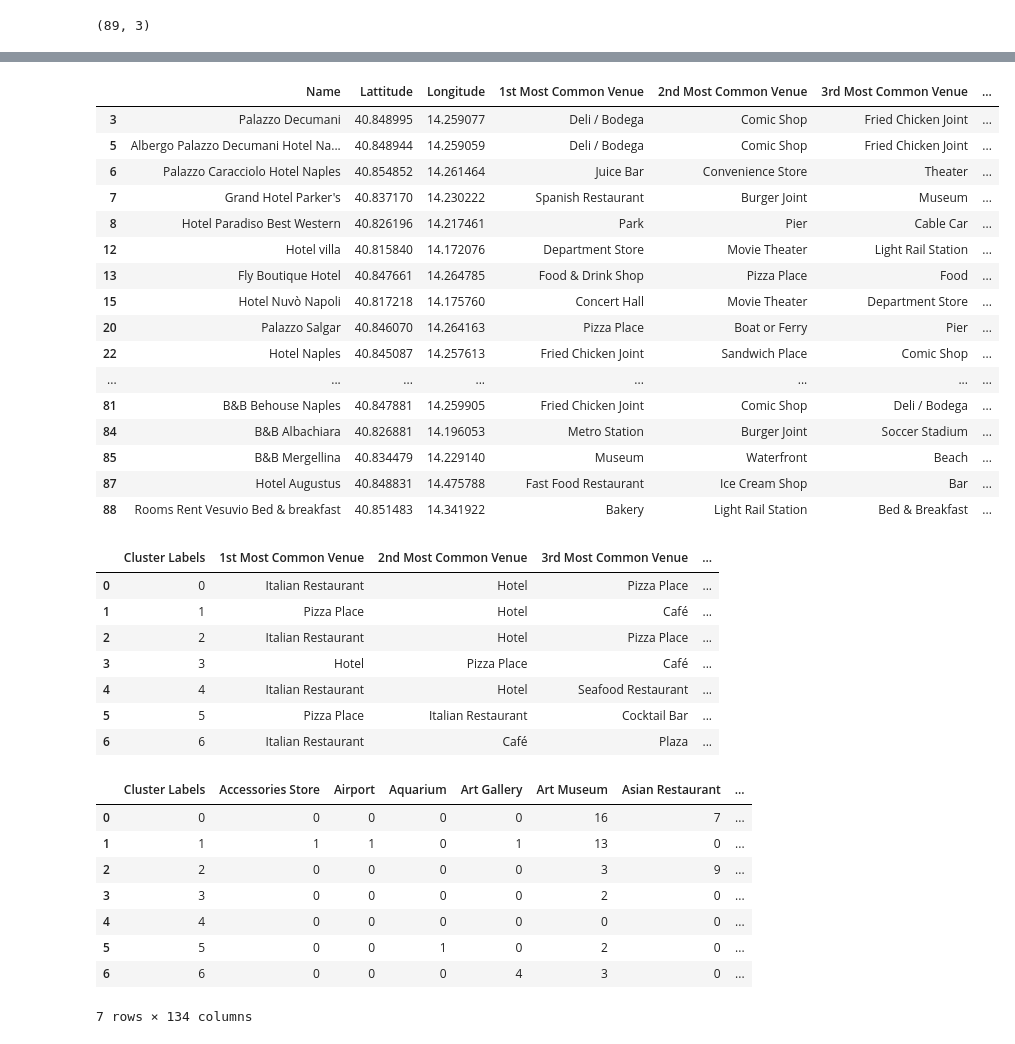
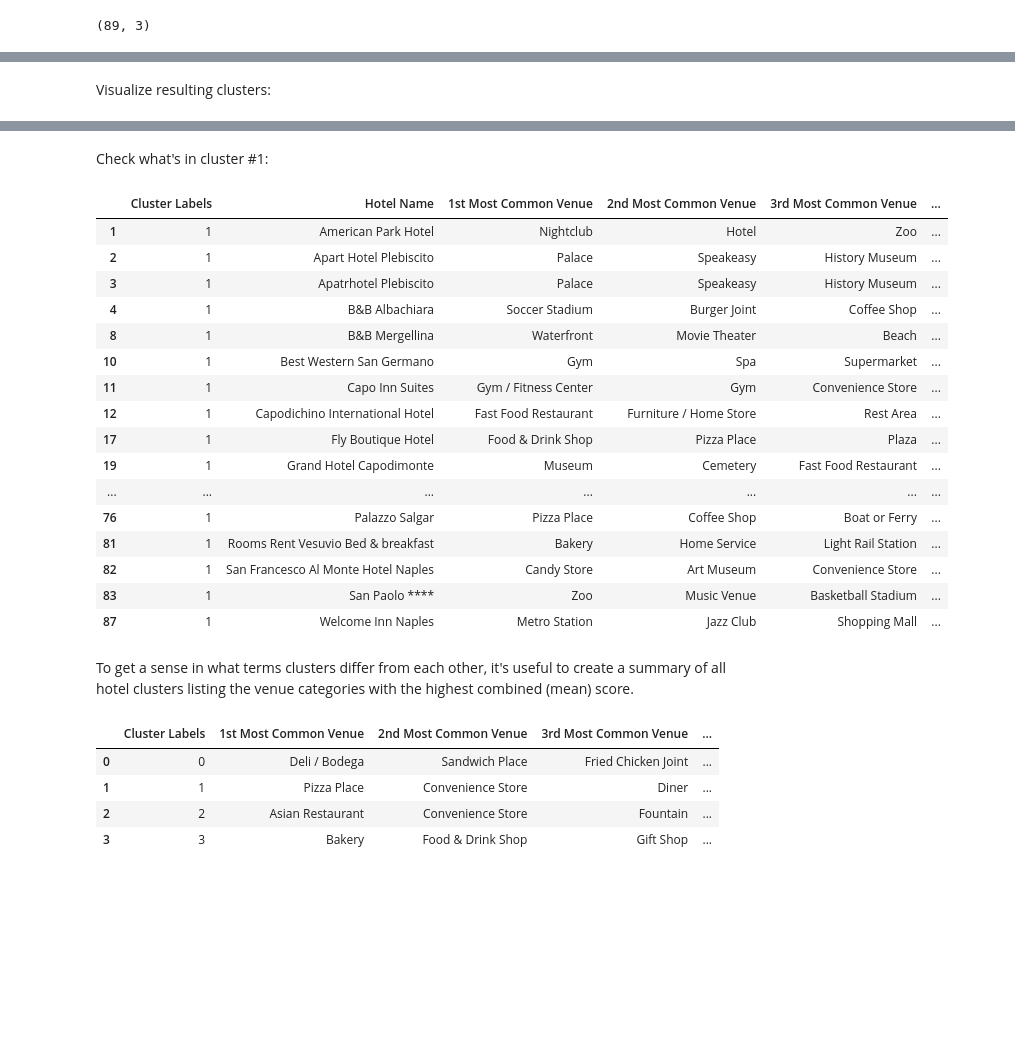
Before and after one commit to r-cholewinski/crispy-octo-system, a Jupyter notebook: Final Assignment/Code.ipynb, the cells around one changed output, grey strips where cells are left out. Saved outputs shown, nothing was run; the diff lists cells and outputs as text; code cells hidden in the pictures; blank space fills up the shorter version.

```diff
--- a/Final Assignment/Code.ipynb
+++ b/Final Assignment/Code.ipynb
@@ -201,6 +244,6 @@ hotels_sorted.head()
 # %%
 # set number of clusters
-kclusters = 7
+kclusters = 4
 
 hotel_clusters = summary.drop('Hotel Name', 1)
 
@@ -214,4 +257,3 @@ array([1, 1, 1, 1, 1, 1, 3, 3, 1, 3], dtype=int32)
 # %%
 # add clustering labels
-# hotels_sorted.insert(0, 'Cluster Labels', kmeans.labels_)
-hotels_sorted['Cluster Labels'] = kmeans.labels_
+hotels_sorted.insert(0, 'Cluster Labels', kmeans.labels_)
@@ -222 +272,3 @@ hotels_merged.drop(columns='Hotel Name',inplace=True)
+# %% [markdown]
+Visualize resulting clusters:
 # %%
@@ -245,34 +297,36 @@ for lat, lon, poi, cluster in zip(hotels_merged['Lattitude'], hotels_merged['Lon
 map_clusters
 # %% [output]
 [interactive output not drawn]
+# %% [markdown]
+Check what's in cluster #1:
 # %%
-hotels_merged[hotels_merged['Cluster Labels']==1]
+hotels_sorted[hotels_sorted['Cluster Labels']==1]
 # %% [output]
-|  | Name | Lattitude | Longitude | 1st Most Common Venue | 2nd Most Common Venue | 3rd Most Common Venue | ... |
-| 3 | Palazzo Decumani | 40.848995 | 14.259077 | Deli / Bodega | Comic Shop | Fried Chicken Joint | ... |
-| 5 | Albergo Palazzo Decumani Hotel Na... | 40.848944 | 14.259059 | Deli / Bodega | Comic Shop | Fried Chicken Joint | ... |
-| 6 | Palazzo Caracciolo Hotel Naples | 40.854852 | 14.261464 | Juice Bar | Convenience Store | Theater | ... |
-| 7 | Grand Hotel Parker's | 40.837170 | 14.230222 | Spanish Restaurant | Burger Joint | Museum | ... |
-| 8 | Hotel Paradiso Best Western | 40.826196 | 14.217461 | Park | Pier | Cable Car | ... |
-| 12 | Hotel villa | 40.815840 | 14.172076 | Department Store | Movie Theater | Light Rail Station | ... |
-| 13 | Fly Boutique Hotel | 40.847661 | 14.264785 | Food & Drink Shop | Pizza Place | Food | ... |
-| 15 | Hotel Nuvò Napoli | 40.817218 | 14.175760 | Concert Hall | Movie Theater | Department Store | ... |
-| 20 | Palazzo Salgar | 40.846070 | 14.264163 | Pizza Place | Boat or Ferry | Pier | ... |
-| 22 | Hotel Naples | 40.845087 | 14.257613 | Fried Chicken Joint | Sandwich Place | Comic Shop | ... |
-| ... | ... | ... | ... | ... | ... | ... | ... |
-| 81 | B&B Behouse Naples | 40.847881 | 14.259905 | Fried Chicken Joint | Comic Shop | Deli / Bodega | ... |
-| 84 | B&B Albachiara | 40.826881 | 14.196053 | Metro Station | Burger Joint | Soccer Stadium | ... |
-| 85 | B&B Mergellina | 40.834479 | 14.229140 | Museum | Waterfront | Beach | ... |
-| 87 | Hotel Augustus | 40.848831 | 14.475788 | Fast Food Restaurant | Ice Cream Shop | Bar | ... |
-| 88 | Rooms Rent Vesuvio Bed & breakfast | 40.851483 | 14.341922 | Bakery | Light Rail Station | Bed & Breakfast | ... |
+|  | Cluster Labels | Hotel Name | 1st Most Common Venue | 2nd Most Common Venue | 3rd Most Common Venue | ... |
+| 1 | 1 | American Park Hotel | Nightclub | Hotel | Zoo | ... |
+| 2 | 1 | Apart Hotel Plebiscito | Palace | Speakeasy | History Museum | ... |
+| 3 | 1 | Apatrhotel Plebiscito | Palace | Speakeasy | History Museum | ... |
+| 4 | 1 | B&B Albachiara | Soccer Stadium | Burger Joint | Coffee Shop | ... |
+| 8 | 1 | B&B Mergellina | Waterfront | Movie Theater | Beach | ... |
+| 10 | 1 | Best Western San Germano | Gym | Spa | Supermarket | ... |
+| 11 | 1 | Capo Inn Suites | Gym / Fitness Center | Gym | Convenience Store | ... |
+| 12 | 1 | Capodichino International Hotel | Fast Food Restaurant | Furniture / Home Store | Rest Area | ... |
+| 17 | 1 | Fly Boutique Hotel | Food & Drink Shop | Pizza Place | Plaza | ... |
+| 19 | 1 | Grand Hotel Capodimonte | Museum | Cemetery | Fast Food Restaurant | ... |
+| ... | ... | ... | ... | ... | ... | ... |
+| 76 | 1 | Palazzo Salgar | Pizza Place | Coffee Shop | Boat or Ferry | ... |
+| 81 | 1 | Rooms Rent Vesuvio Bed & breakfast | Bakery | Home Service | Light Rail Station | ... |
+| 82 | 1 | San Francesco Al Monte Hotel Naples | Candy Store | Art Museum | Convenience Store | ... |
+| 83 | 1 | San Paolo **** | Zoo | Music Venue | Basketball Stadium | ... |
+| 87 | 1 | Welcome Inn Naples | Metro Station | Jazz Club | Shopping Mall | ... |
+# %% [markdown]
+To get a sense in what terms clusters differ from each other, it's useful to create a summary of all hotel clusters listing the venue categories with the highest combined (mean) score.
 # %%
-# create a cluster summary
+# create a cluster summary by computing the mean score for all hotels in a given cluster
+# add the cluster label to 'summary' data frame
+cluster_summary = summary.merge(hotels_sorted, on="Hotel Name").groupby('Cluster Labels').mean().reset_index()
 
-# add the cluster label to the hotel/venues table
-# focus on the total number, not the relative frequency
-cluster_summary = venues_onehot.merge(hotels_sorted, on="Hotel Name").groupby('Cluster Labels').sum().reset_index()
-
-# get the most common venues for each cluster
+# get venues with the highest mean score for each cluster
 # create columns according to number of top venues
 columns = ['Cluster Labels']
 for ind in np.arange(num_top_venues):
@@ -291,22 +345,7 @@ for ind in np.arange(cluster_summary.shape[0]):
 clusters_sorted
 # %% [output]
 |  | Cluster Labels | 1st Most Common Venue | 2nd Most Common Venue | 3rd Most Common Venue | ... |
-| 0 | 0 | Italian Restaurant | Hotel | Pizza Place | ... |
-| 1 | 1 | Pizza Place | Hotel | Café | ... |
-| 2 | 2 | Italian Restaurant | Hotel | Pizza Place | ... |
-| 3 | 3 | Hotel | Pizza Place | Café | ... |
-| 4 | 4 | Italian Restaurant | Hotel | Seafood Restaurant | ... |
-| 5 | 5 | Pizza Place | Italian Restaurant | Cocktail Bar | ... |
-| 6 | 6 | Italian Restaurant | Café | Plaza | ... |
+| 0 | 0 | Deli / Bodega | Sandwich Place | Fried Chicken Joint | ... |
+| 1 | 1 | Pizza Place | Convenience Store | Diner | ... |
+| 2 | 2 | Asian Restaurant | Convenience Store | Fountain | ... |
+| 3 | 3 | Bakery | Food & Drink Shop | Gift Shop | ... |
-# %%
-cluster_summary
-# %% [output]
-|  | Cluster Labels | Accessories Store | Airport | Aquarium | Art Gallery | Art Museum | Asian Restaurant | ... |
-| 0 | 0 | 0 | 0 | 0 | 0 | 16 | 7 | ... |
-| 1 | 1 | 1 | 1 | 0 | 1 | 13 | 0 | ... |
-| 2 | 2 | 0 | 0 | 0 | 0 | 3 | 9 | ... |
-| 3 | 3 | 0 | 0 | 0 | 0 | 2 | 0 | ... |
-| 4 | 4 | 0 | 0 | 0 | 0 | 0 | 0 | ... |
-| 5 | 5 | 0 | 0 | 1 | 0 | 2 | 0 | ... |
-| 6 | 6 | 0 | 0 | 0 | 4 | 3 | 0 | ... |
-7 rows × 134 columns
```
Also changed, not shown: parts of 40 cells of this notebook.
